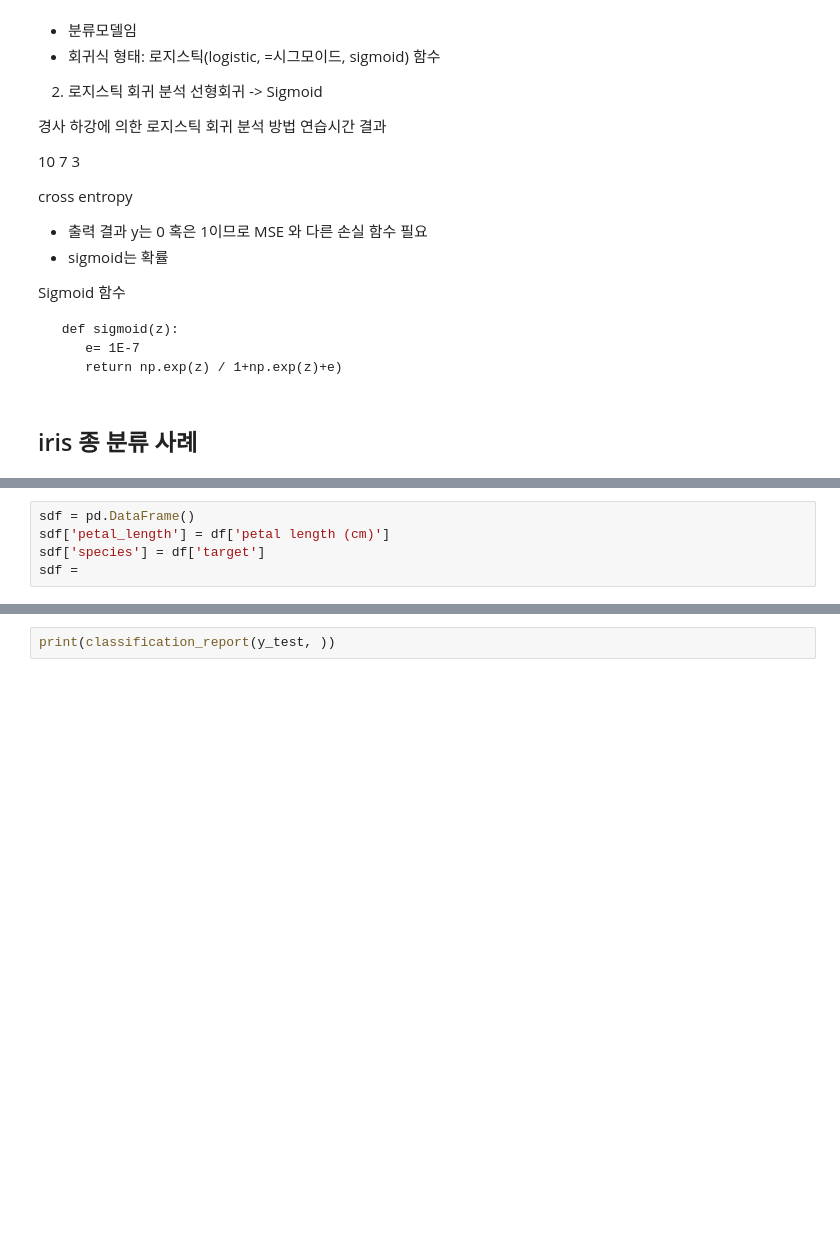
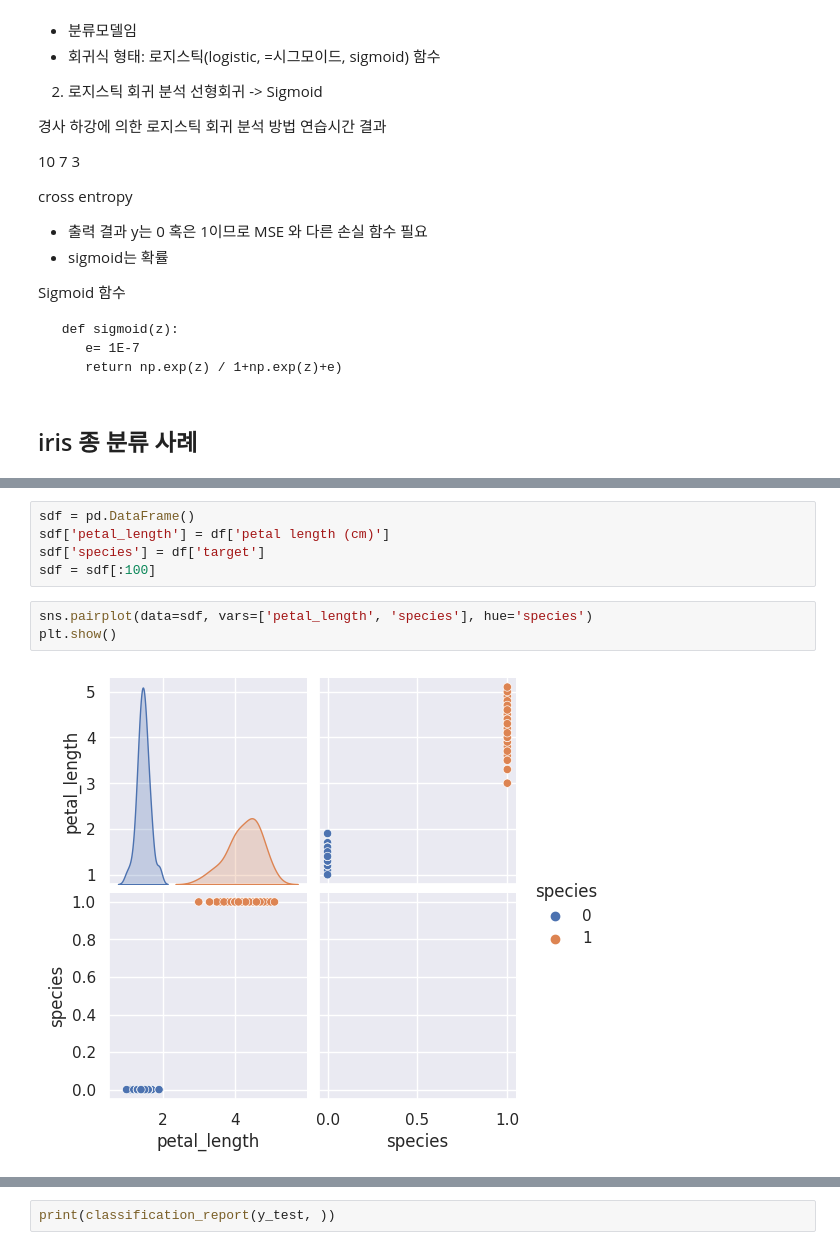
Before and after one commit to gymnopedy01/ictis-2023-ai, a Jupyter notebook: 다운로드/배포_ML_회귀.ipynb, the cells around one changed output, grey strips where cells are left out. Drawn from its saved outputs; the diff is of its cells as text; blank space fills up the shorter version.

```diff
--- a/다운로드/배포_ML_회귀.ipynb
+++ b/다운로드/배포_ML_회귀.ipynb
@@ -575,7 +589,12 @@ df.info()
 sdf = pd.DataFrame()
 sdf['petal_length'] = df['petal length (cm)']
 sdf['species'] = df['target']
-sdf =
+sdf = sdf[:100]
+# %%
+sns.pairplot(data=sdf, vars=['petal_length', 'species'], hue='species')
+plt.show()
+# %% [output]
+[figure, added]
 # %%
 sns.pairplot(data=sdf, vars=['petal_length', 'species'], hue='species')
 plt.show()
```
Also changed, not shown: parts of 16 cells of this notebook.
